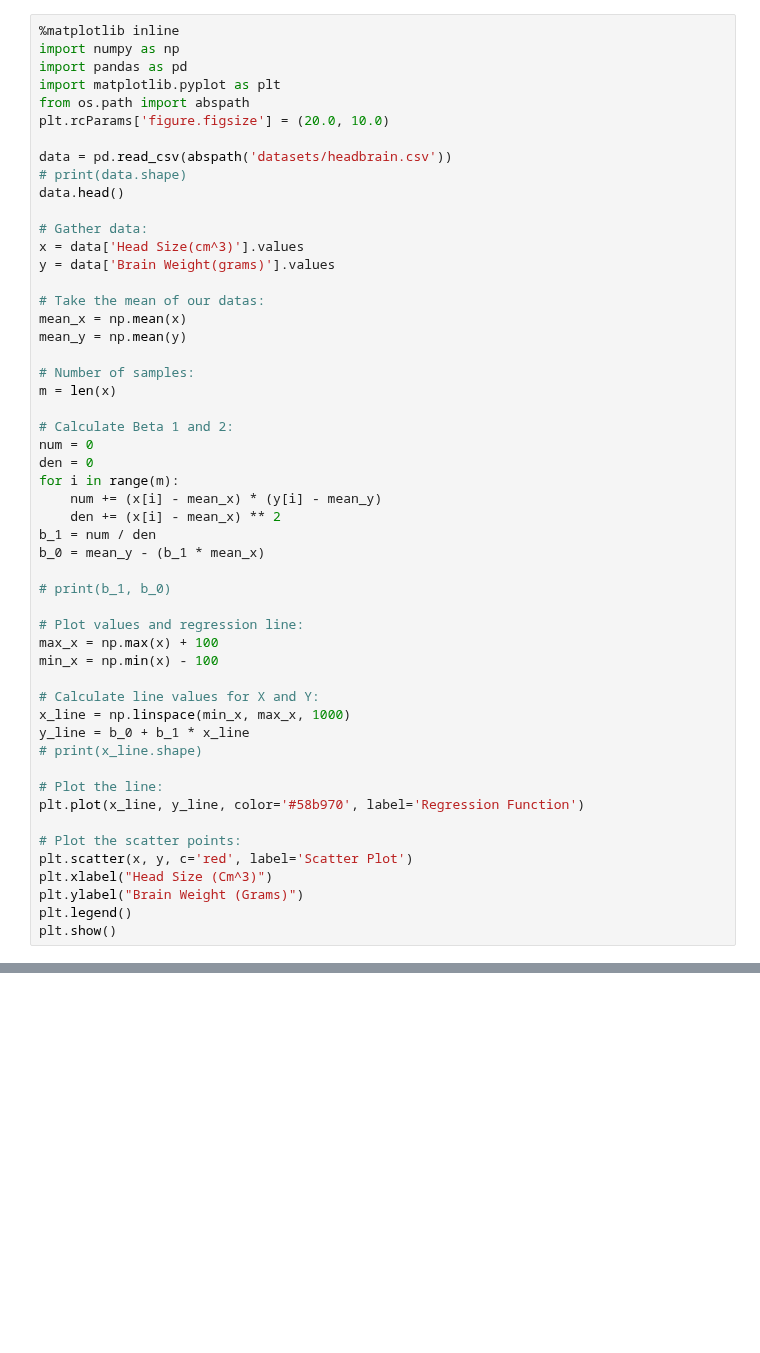
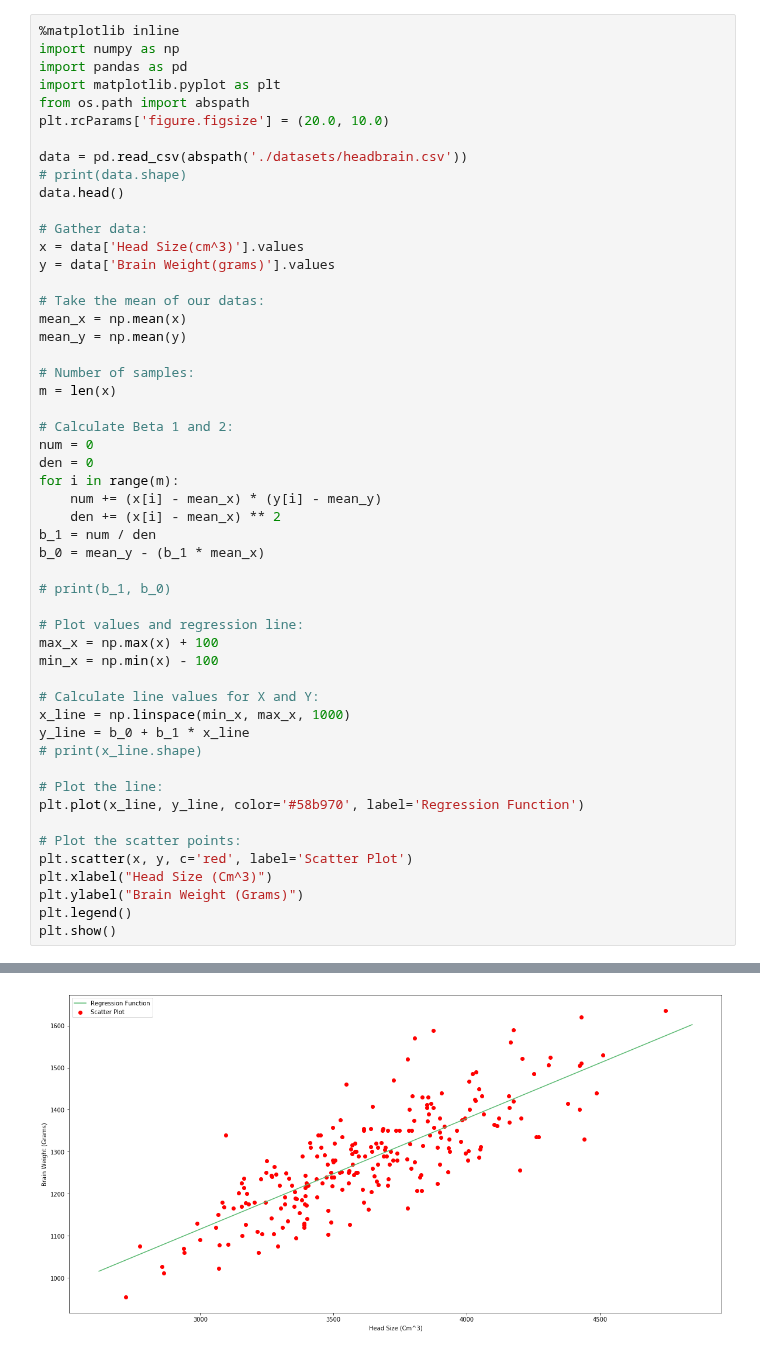
Before and after one commit to antonzabirko/ai-models, a Jupyter notebook: linear-regression/linear-regression.ipynb, the cells around one changed output, grey strips where cells are left out. Cells and saved outputs as stored; diff of their text form; blank space fills up the shorter version.

```diff
--- a/linear-regression/linear-regression.ipynb
+++ b/linear-regression/linear-regression.ipynb
@@ -6,7 +6,7 @@ import matplotlib.pyplot as plt
 from os.path import abspath
 plt.rcParams['figure.figsize'] = (20.0, 10.0)
 
-data = pd.read_csv(abspath('datasets/headbrain.csv'))
+data = pd.read_csv(abspath('./datasets/headbrain.csv'))
 # print(data.shape)
 data.head()
 
@@ -54,0 +54 @@ FileNotFoundError: File b'/Users/antonzabirko/PycharmProjects/datasets/headbrain
+[figure, added]
```
Also changed, not shown: parts of 1 cell of this notebook.
